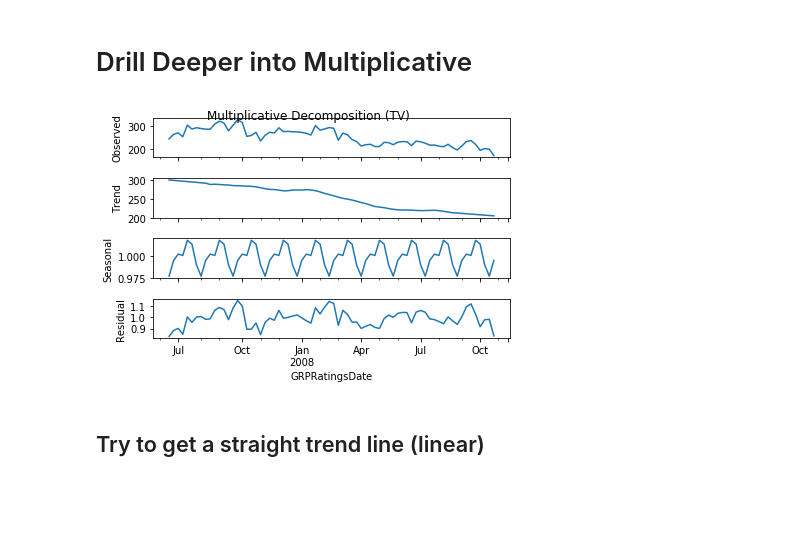
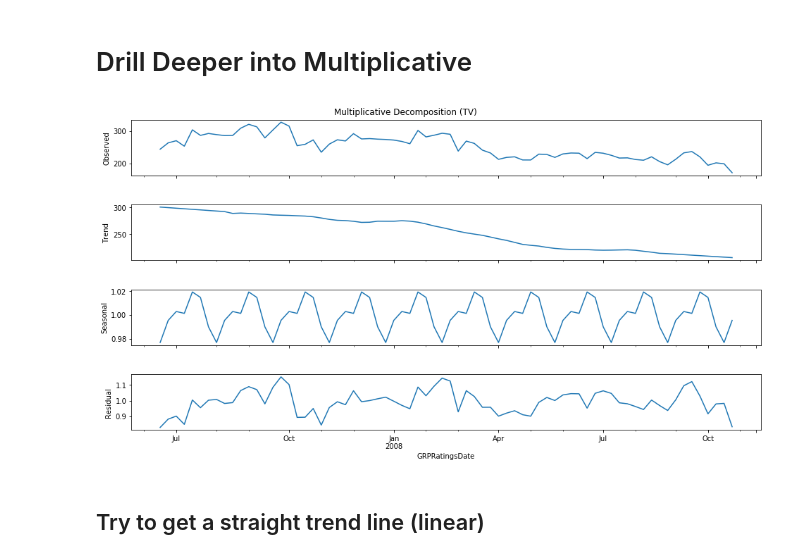
Before and after one commit to lppier/Indian_TV_Time_Series, a Jupyter notebook: Decompositional Methods.ipynb, the cells around one changed output. Drawn from its saved outputs; the diff is of its cells as text; code cells hidden in the pictures; blank space fills up the shorter version.

```diff
--- a/Decompositional Methods.ipynb
+++ b/Decompositional Methods.ipynb
@@ -85,15 +88,15 @@ plt.show()
 # %%
 # Try increasing the filter order
 
 freq = 18
 filt_fn = np.array([.5] + [1] * (freq - 1) + [.5]) / freq
 filt_fn
 decomp = seasonal_decompose(df_train['GRP'], freq=7, model='multiplicative', filt=filt_fn, extrapolate_trend=freq)
-decomp.plot()
+decomp.plot().set_size_inches(15,8)
 plt.suptitle('Multiplicative Decomposition (TV)')
 plt.show()
 # %% [output]
-[figure, old version]
+[figure, new version]
 # %% [markdown]
 ## Try to get a straight trend line (linear)
 # %%
```
Also changed, not shown: parts of 15 cells of this notebook, 7 other files.
